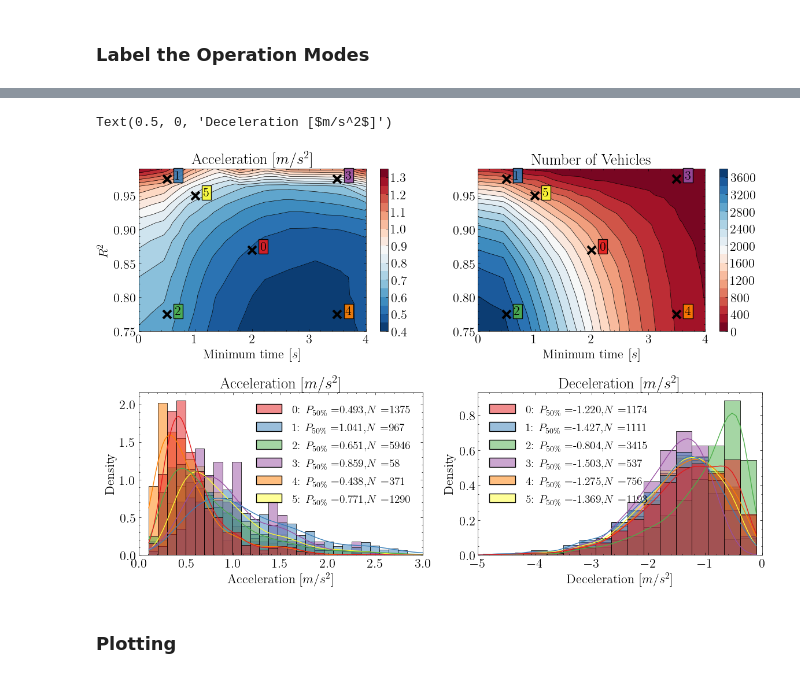
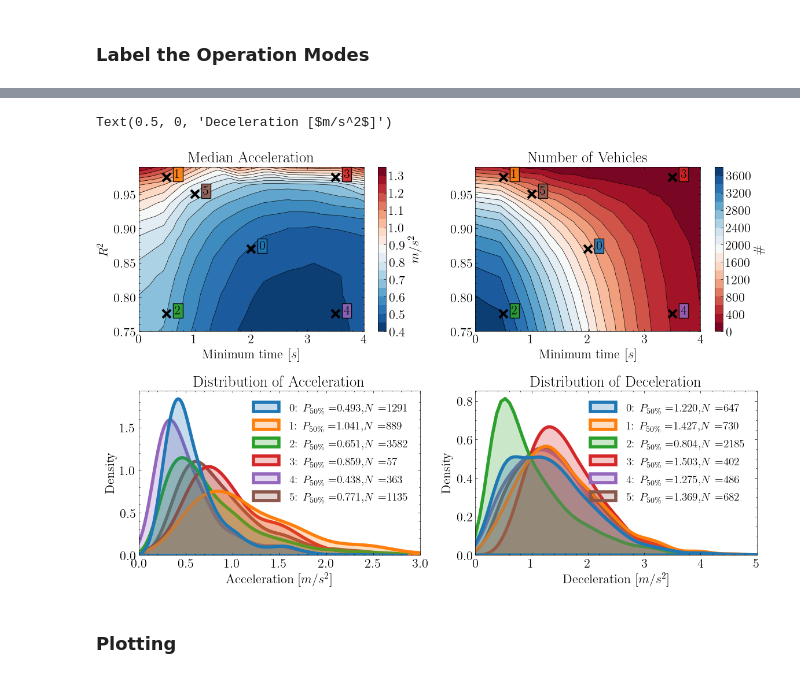
Before and after one commit to UnivOfAlabama-BittleResearchGroup/sumo-uc-2023, a Jupyter notebook: notebooks/make_veh_descript_table_no_lowess.ipynb, the cells around one changed output, grey strips where cells are left out. Saved outputs shown, nothing was run; the diff lists cells and outputs as text; code cells hidden in the pictures.

```diff
--- a/notebooks/make_veh_descript_table_no_lowess.ipynb
+++ b/notebooks/make_veh_descript_table_no_lowess.ipynb
@@ -83 +107,14 @@ df = pd.DataFrame(
 )
+# %%
+base_filter = (pwlf_data["time_diff"] > 1) & (pwlf_data["r2"] > 0.95)
+
+(
+    r2,
+    minium_time_in_state,
+    pwlf_data.loc[(pwlf_data["type"] == "accel") & base_filter, "accel"].median(),
+    pwlf_data.loc[(pwlf_data["type"] == "decel") & base_filter, "accel"].median(),
+    pwlf_data.loc[(pwlf_data["type"] == "accel") & base_filter, "vehicle_id"].nunique(),
+    pwlf_data.loc[(pwlf_data["type"] == "decel") & base_filter, "vehicle_id"].nunique(),
+    pwlf_data.loc[(pwlf_data["type"] == "accel") & base_filter, "accel"].shape[0],
+    pwlf_data.loc[(pwlf_data["type"] == "decel") & base_filter, "accel"].shape[0],
+)
@@ -90,23 +129,20 @@ plt.style.use("science")
 # update the font size
 plt.rcParams.update({"font.size": 16})
 # create a color palette
-palette = plt.get_cmap("Set1")
+palette = plt.get_cmap("tab10")
 # create a map of colors for each group
-color_map = {
-    f"{i}": palette(i)
-    for i in range(6)
-}
+color_map = {f"{i}": palette(i) for i in range(6)}
 
 fig, ax = plt.subplots(2, 2, figsize=(12, 8), sharey=False, tight_layout=True)
 
 # plot locations
 xys = [
     df[["min_time", "r2"]].values.mean(axis=0),
-    [.5, 0.975],
-    [.5, .775],
+    [0.5, 0.975],
+    [0.5, 0.775],
     [3.5, 0.975],
-    [3.5, .775],
-    [1, 0.95]
+    [3.5, 0.775],
+    [1, 0.95],
 ]
 
 
@@ -115,8 +151,8 @@ y = df["r2"].values.tolist()
 z = df["accel"].values.tolist()
 ax[0, 0].tricontour(x, y, z, levels=20, linewidths=0.5, colors="k")
 cntr1 = ax[0, 0].tricontourf(x, y, z, levels=20, cmap="RdBu_r")
-fig.colorbar(cntr1, ax=ax[0, 0])
-ax[0, 0].set_title("Acceleration [$m/s^2$]")
+fig.colorbar(cntr1, ax=ax[0, 0], label="$m/s^2$")
+ax[0, 0].set_title("Median Acceleration")
 ax[0, 0].set_ylabel("$R^2$")
 ax[0, 0].set_xlabel("Minimum time [$s$]")
 
@@ -145,68 +181,77 @@ for i, (_x, _y) in enumerate(xys):
 z = df["num_accel"].values.tolist()
 ax[0, 1].tricontour(x, y, z, levels=20, linewidths=0.5, colors="k")
 cntr1 = ax[0, 1].tricontourf(x, y, z, levels=20, cmap="RdBu")
-fig.colorbar(cntr1, ax=ax[0, 1])
+# add a title to the colorbar
+fig.colorbar(cntr1, ax=ax[0, 1], label="$\#$")
+# add a colorbar title
+
 ax[0, 1].set_title("Number of Vehicles")
 ax[0, 1].set_xlabel("Minimum time [$s$]")
 
 # add distributions to 1, 0
 for j, type_ in enumerate(["accel", "decel"]):
+    dists = []
+    num_unique = {}
+    for i, (_x, _y) in enumerate(xys):
+        base_filter = (pwlf_data["time_diff"] > _x) & (pwlf_data["r2"] > _y)
 
-    dists = []
-    for i, (_x, _y) in enumerate(xys):
-        base_filter = (pwlf_data["time_diff"] > _x) & (
-            pwlf_data["r2"] > _y
-        )
-
-        _df =  pd.DataFrame(
+        _df = pd.DataFrame(
             # pwlf_data[(pwlf_data["type"] == type_) & base_filter].groupby("vehicle_id").apply(lambda x: np.average(x["accel"], weights=x["time_diff"])).values,
-            pwlf_data.loc[(pwlf_data["type"] == type_) & base_filter, 'accel'].values,
+            pwlf_data.loc[(pwlf_data["type"] == type_) & base_filter, "accel"]
+            .abs()
+            .values,
             columns=[type_],
         )
-        _df['sample_pair'] = f"{i}"
+        _df["sample_pair"] = f"{i}"
         dists.append(_df)
-
+        num_unique[str(i)] = pwlf_data[
+            (pwlf_data["type"] == type_) & base_filter
+        ].vehicle_id.nunique()
 
     dist_df = pd.concat(dists)
-    sns.histplot(
+    sns.kdeplot(
         data=dist_df,
         x=type_,
-        bins=50,
         ax=ax[1, j],
-        stat="density",
-        common_norm=False,
-        kde=True,
         hue="sample_pair",
         palette=color_map,
+        # set the linewidth to 4
+        linewidth=4,
+        # set the fill to true
+        fill=True,
+        # set mode to probability density
+        common_norm=False,
     )
-    # set the range of the x axis
-
 
     # # remove the legend title
     ax[1, j].legend_.set_title(None)
     # set the background color of the legend
     ax[1, j].legend_.get_frame().set_facecolor("white")
 
-
+    # move the legend to the right
+    if j > 0:
+        sns.move_legend(ax[1, j], "upper right")
 
     for t in ax[1, j].legend_.texts:
         l = t.get_text()
         t.set_text(
-            f"{l}" + ": $P_{50\%} = $" + f"{dist_df.loc[dist_df['sample_pair'] == l, type_].median():.3f},$N=${dist_df.loc[dist_df['sample_pair'] == l, type_].shape[0]}"
+            f"{l}"
+            + ": $P_{50\%} = $"
+            + f"{dist_df.loc[dist_df['sample_pair'] == l, type_].median():.3f},$N=${num_unique[l]}"
         )
         # set the text size
         t.set_fontsize(14)
 
 ax[1, 0].set_xlim(0, 3)
-ax[1, 0].set_title("Acceleration [$m/s^2$]")
+ax[1, 0].set_title("Distribution of Acceleration")
 ax[1, 0].set_xlabel("Acceleration [$m/s^2$]")
 
-ax[1, 1].set_xlim(-5, 0)
-ax[1, 1].set_title("Deceleration [$m/s^2$]")
+ax[1, 1].set_xlim(0, 5)
+ax[1, 1].set_title("Distribution of Deceleration")
 ax[1, 1].set_xlabel("Deceleration [$m/s^2$]")
 # %% [output]
 Text(0.5, 0, 'Deceleration [$m/s^2$]')
-[figure, old version]
+[figure, new version]
 # %%
 minium_time_in_state = 1
 r2 = 0.95
```
Also changed, not shown: parts of 19 cells of this notebook, 2 other files.
